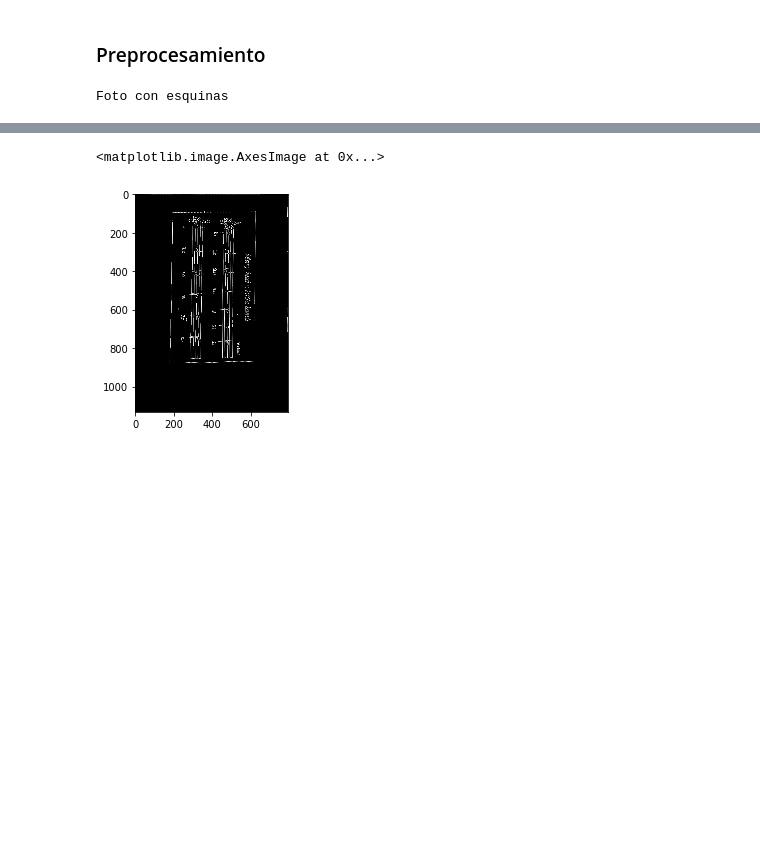
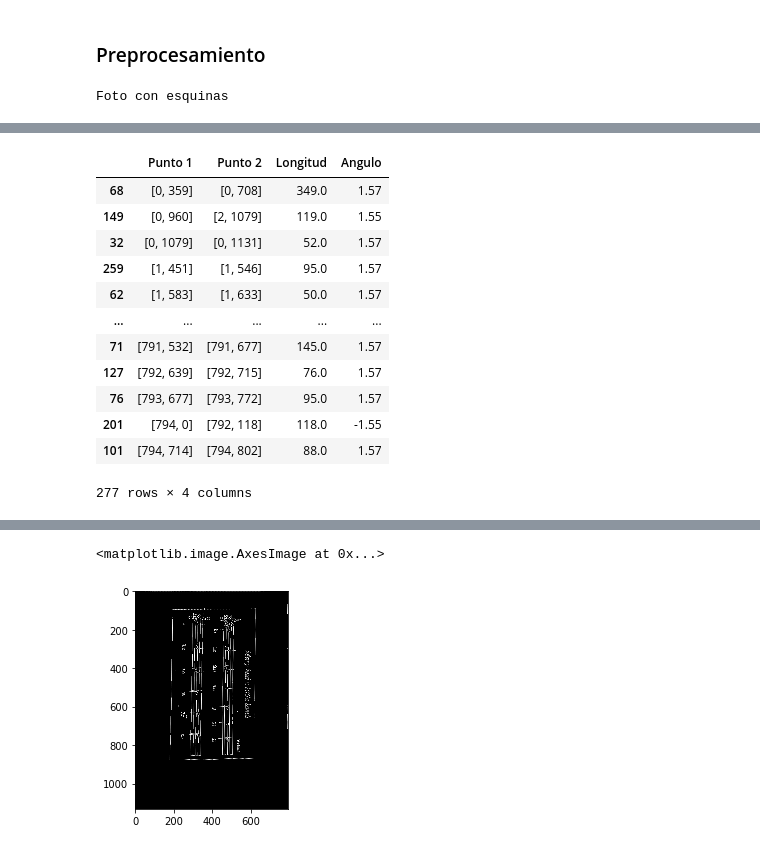
Before and after one commit to Carhuacusma/CC61_PDI_Trabajo_Final, a Jupyter notebook: CC61_PDI_Trabajo_Final.ipynb, the cells around one changed output, grey strips where cells are left out. Saved outputs shown, nothing was run; the diff lists cells and outputs as text; code cells hidden in the pictures; blank space fills up the shorter version.

```diff
--- a/CC61_PDI_Trabajo_Final.ipynb
+++ b/CC61_PDI_Trabajo_Final.ipynb
@@ -177,0 +214,16 @@ dfLineasP.head()
+# %%
+dfLineasP.sort_values(by='Punto 1')
+# %% [output]
+|  | Punto 1 | Punto 2 | Longitud | Angulo |
+| 68 | [0, 359] | [0, 708] | 349.0 | 1.57 |
+| 149 | [0, 960] | [2, 1079] | 119.0 | 1.55 |
+| 32 | [0, 1079] | [0, 1131] | 52.0 | 1.57 |
+| 259 | [1, 451] | [1, 546] | 95.0 | 1.57 |
+| 62 | [1, 583] | [1, 633] | 50.0 | 1.57 |
+| ... | ... | ... | ... | ... |
+| 71 | [791, 532] | [791, 677] | 145.0 | 1.57 |
+| 127 | [792, 639] | [792, 715] | 76.0 | 1.57 |
+| 76 | [793, 677] | [793, 772] | 95.0 | 1.57 |
+| 201 | [794, 0] | [792, 118] | 118.0 | -1.55 |
+| 101 | [794, 714] | [794, 802] | 88.0 | 1.57 |
+277 rows × 4 columns
```
Also changed, not shown: parts of 24 cells of this notebook.
